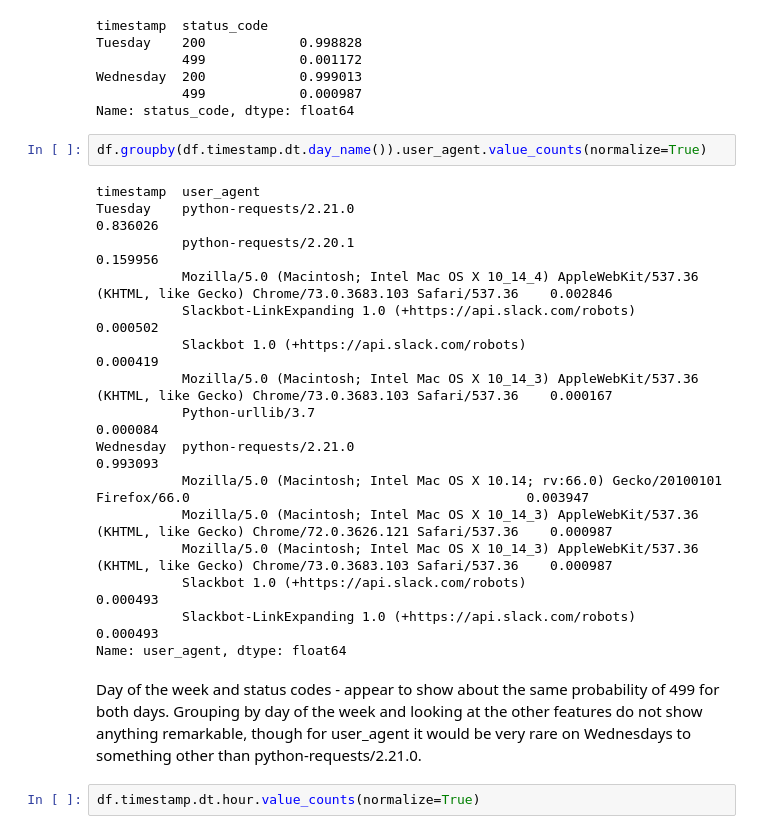
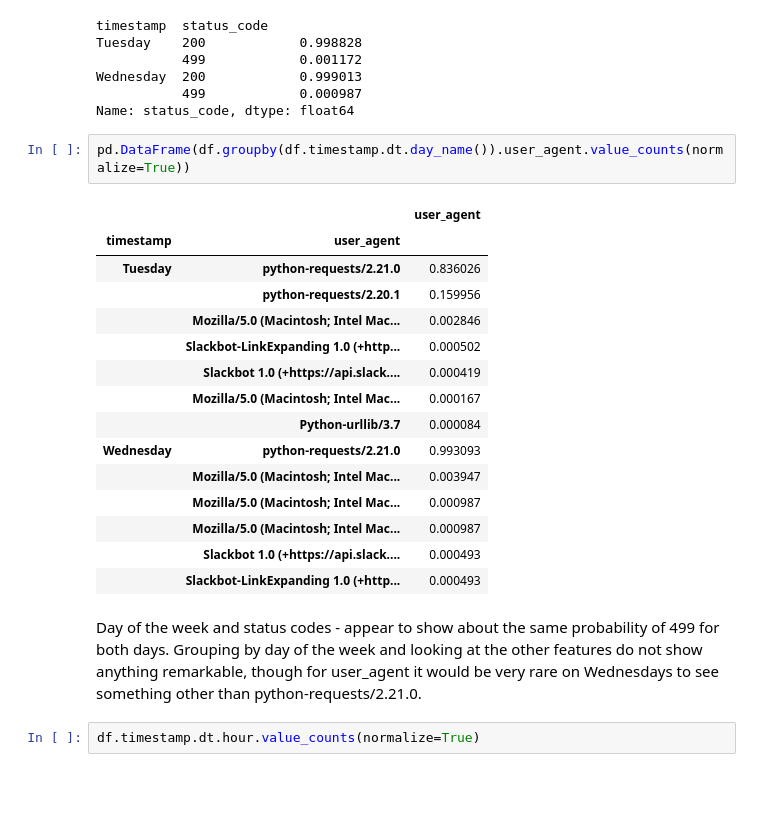
Before and after one commit to jesse-d-marder/anomaly-detection-exercises, a Jupyter notebook: discrete_anomaly_detection.ipynb, the cells around one changed output. Drawn from its saved outputs; the diff is of its cells as text; blank space fills up the shorter version.

```diff
--- a/discrete_anomaly_detection.ipynb
+++ b/discrete_anomaly_detection.ipynb
@@ -103,25 +103,25 @@ Wednesday  200            0.999013
            499            0.000987
 Name: status_code, dtype: float64
 # %%
-df.groupby(df.timestamp.dt.day_name()).user_agent.value_counts(normalize=True)
+pd.DataFrame(df.groupby(df.timestamp.dt.day_name()).user_agent.value_counts(normalize=True))
 # %% [output]
-timestamp  user_agent
-Tuesday    python-requests/2.21.0                                                                                                       0.836026
-           python-requests/2.20.1                                                                                                       0.159956
-           Mozilla/5.0 (Macintosh; Intel Mac OS X 10_14_4) AppleWebKit/537.36 (KHTML, like Gecko) Chrome/73.0.3683.103 Safari/537.36    0.002846
-           Slackbot-LinkExpanding 1.0 (+https://api.slack.com/robots)                                                                   0.000502
-           Slackbot 1.0 (+https://api.slack.com/robots)                                                                                 0.000419
-           Mozilla/5.0 (Macintosh; Intel Mac OS X 10_14_3) AppleWebKit/537.36 (KHTML, like Gecko) Chrome/73.0.3683.103 Safari/537.36    0.000167
-           Python-urllib/3.7                                                                                                            0.000084
-Wednesday  python-requests/2.21.0                                                                                                       0.993093
-           Mozilla/5.0 (Macintosh; Intel Mac OS X 10.14; rv:66.0) Gecko/20100101 Firefox/66.0                                           0.003947
-           Mozilla/5.0 (Macintosh; Intel Mac OS X 10_14_3) AppleWebKit/537.36 (KHTML, like Gecko) Chrome/72.0.3626.121 Safari/537.36    0.000987
-           Mozilla/5.0 (Macintosh; Intel Mac OS X 10_14_3) AppleWebKit/537.36 (KHTML, like Gecko) Chrome/73.0.3683.103 Safari/537.36    0.000987
-           Slackbot 1.0 (+https://api.slack.com/robots)                                                                                 0.000493
-           Slackbot-LinkExpanding 1.0 (+https://api.slack.com/robots)                                                                   0.000493
-Name: user_agent, dtype: float64
+|  |  | user_agent |
+| timestamp | user_agent |  |
+| Tuesday | python-requests/2.21.0 | 0.836026 |
+|  | python-requests/2.20.1 | 0.159956 |
+|  | Mozilla/5.0 (Macintosh; Intel Mac... | 0.002846 |
+|  | Slackbot-LinkExpanding 1.0 (+http... | 0.000502 |
+|  | Slackbot 1.0 (+https://api.slack.... | 0.000419 |
+|  | Mozilla/5.0 (Macintosh; Intel Mac... | 0.000167 |
+|  | Python-urllib/3.7 | 0.000084 |
+| Wednesday | python-requests/2.21.0 | 0.993093 |
+|  | Mozilla/5.0 (Macintosh; Intel Mac... | 0.003947 |
+|  | Mozilla/5.0 (Macintosh; Intel Mac... | 0.000987 |
+|  | Mozilla/5.0 (Macintosh; Intel Mac... | 0.000987 |
+|  | Slackbot 1.0 (+https://api.slack.... | 0.000493 |
+|  | Slackbot-LinkExpanding 1.0 (+http... | 0.000493 |
 # %% [markdown]
-Day of the week and status codes - appear to show about the same probability of 499 for both days. Grouping by day of the week and looking at the other features do not show anything remarkable, though for user_agent it would be very rare on Wednesdays to something other than python-requests/2.21.0.
+Day of the week and status codes - appear to show about the same probability of 499 for both days. Grouping by day of the week and looking at the other features do not show anything remarkable, though for user_agent it would be very rare on Wednesdays to see something other than python-requests/2.21.0.
 # %%
 df.timestamp.dt.hour.value_counts(normalize=True)
 # %% [output]
```
Also changed, not shown: parts of 10 cells of this notebook, 1 other file.
